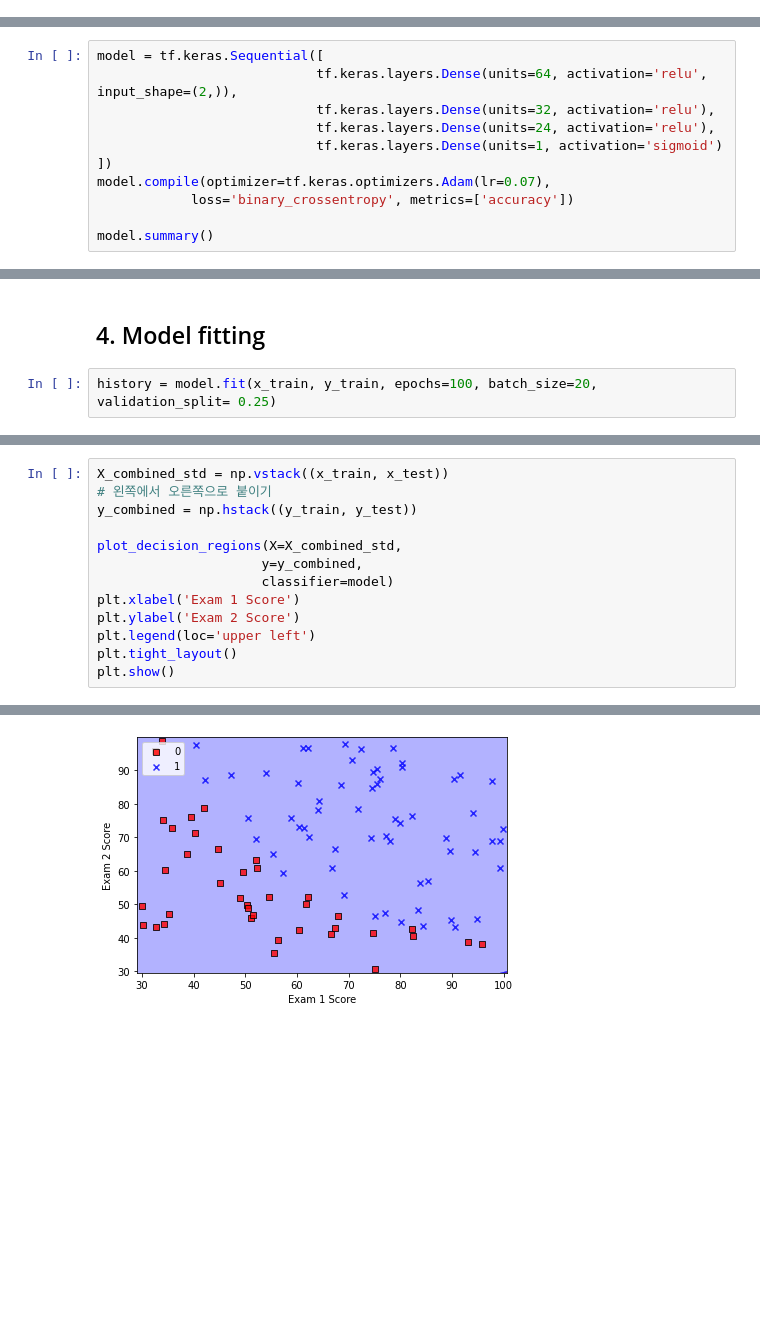
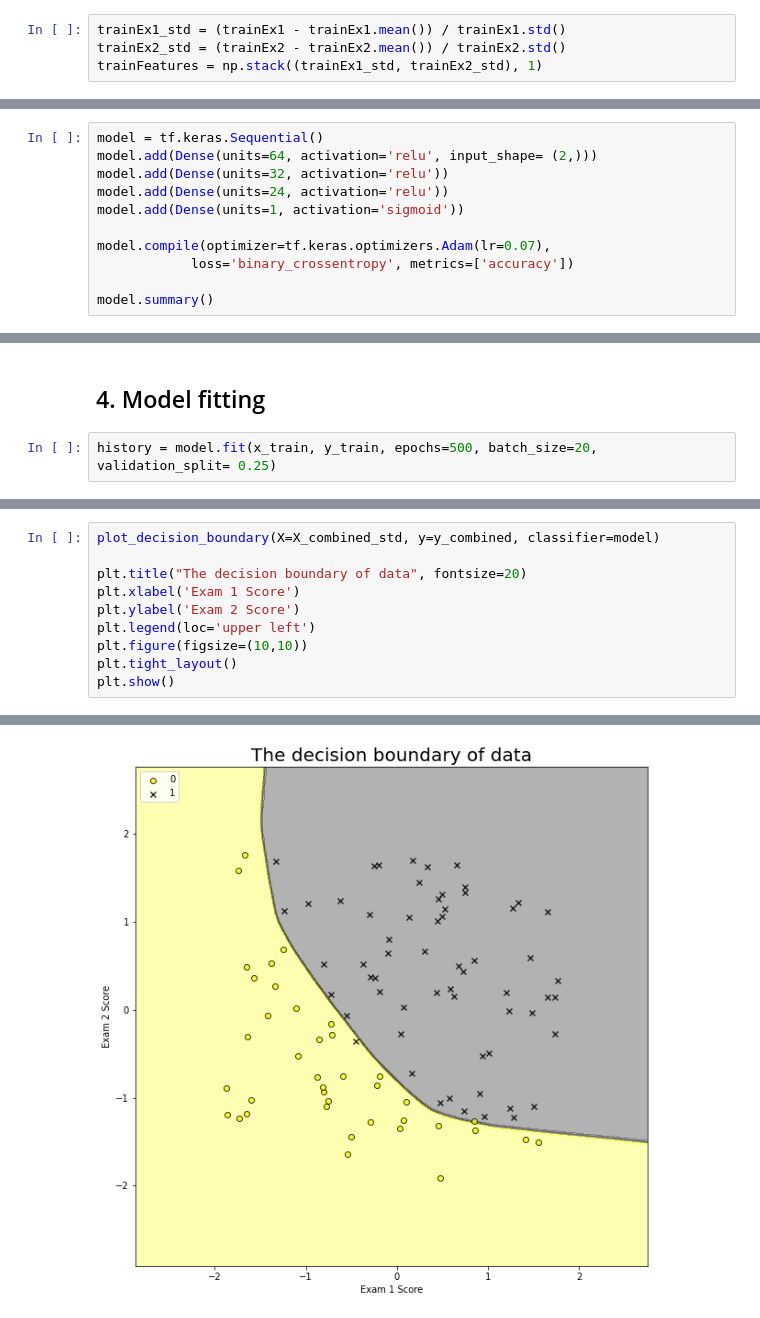
Before and after one commit to jwyeeh-dev/ArtificialControl, a Jupyter notebook: Assignment1/tensorflow_decision_boundary/ex2.ipynb, the cells around one changed output, grey strips where cells are left out. Drawn from its saved outputs; the diff is of its cells as text; blank space fills up the shorter version.

```diff
--- a/Assignment1/tensorflow_decision_boundary/ex2.ipynb
+++ b/Assignment1/tensorflow_decision_boundary/ex2.ipynb
@@ -73,13 +51,17 @@ trainFeatures = np.stack((trainEx1, trainEx2), 1)
 trainLabels = np.array(data1["Labels"], dtype=int)
+# %%
+trainEx1_std = (trainEx1 - trainEx1.mean()) / trainEx1.std()
+trainEx2_std = (trainEx2 - trainEx2.mean()) / trainEx2.std()
+trainFeatures = np.stack((trainEx1_std, trainEx2_std), 1)
 # %%
 x_train, x_test, y_train, y_test = train_test_split(trainFeatures, trainLabels, test_size=0.2)
 # %%
-model = tf.keras.Sequential([
-                            tf.keras.layers.Dense(units=64, activation='relu', input_shape=(2,)),
-                            tf.keras.layers.Dense(units=32, activation='relu'),
-                            tf.keras.layers.Dense(units=24, activation='relu'),
-                            tf.keras.layers.Dense(units=1, activation='sigmoid')
-])
+model = tf.keras.Sequential()
+model.add(Dense(units=64, activation='relu', input_shape= (2,)))
+model.add(Dense(units=32, activation='relu'))
+model.add(Dense(units=24, activation='relu'))
+model.add(Dense(units=1, activation='sigmoid'))
+
 model.compile(optimizer=tf.keras.optimizers.Adam(lr=0.07),
             loss='binary_crossentropy', metrics=['accuracy'])
 
@@ -107,5 +87,5 @@ _________________________________________________________________
 # %% [markdown]
 ## 4. Model fitting
 # %%
-history = model.fit(x_train, y_train, epochs=100, batch_size=20, validation_split= 0.25)
+history = model.fit(x_train, y_train, epochs=500, batch_size=20, validation_split= 0.25)
 # %% [output]
@@ -215,14 +224,11 @@ def plot_decision_boundaries(X, y, model_class, **model_params):
 # %%
-X_combined_std = np.vstack((x_train, x_test))
-# 왼쪽에서 오른쪽으로 붙이기
-y_combined = np.hstack((y_train, y_test))
+plot_decision_boundary(X=X_combined_std, y=y_combined, classifier=model)
 
-plot_decision_regions(X=X_combined_std,
-                     y=y_combined,
-                     classifier=model)
+plt.title("The decision boundary of data", fontsize=20)
 plt.xlabel('Exam 1 Score')
 plt.ylabel('Exam 2 Score')
 plt.legend(loc='upper left')
+plt.figure(figsize=(10,10))
 plt.tight_layout()
 plt.show()
 # %% [output]
@@ -229 +248 @@ plt.show()
-[figure, old version]
+[figure, new version]
```
Also changed, not shown: parts of 18 cells of this notebook.
